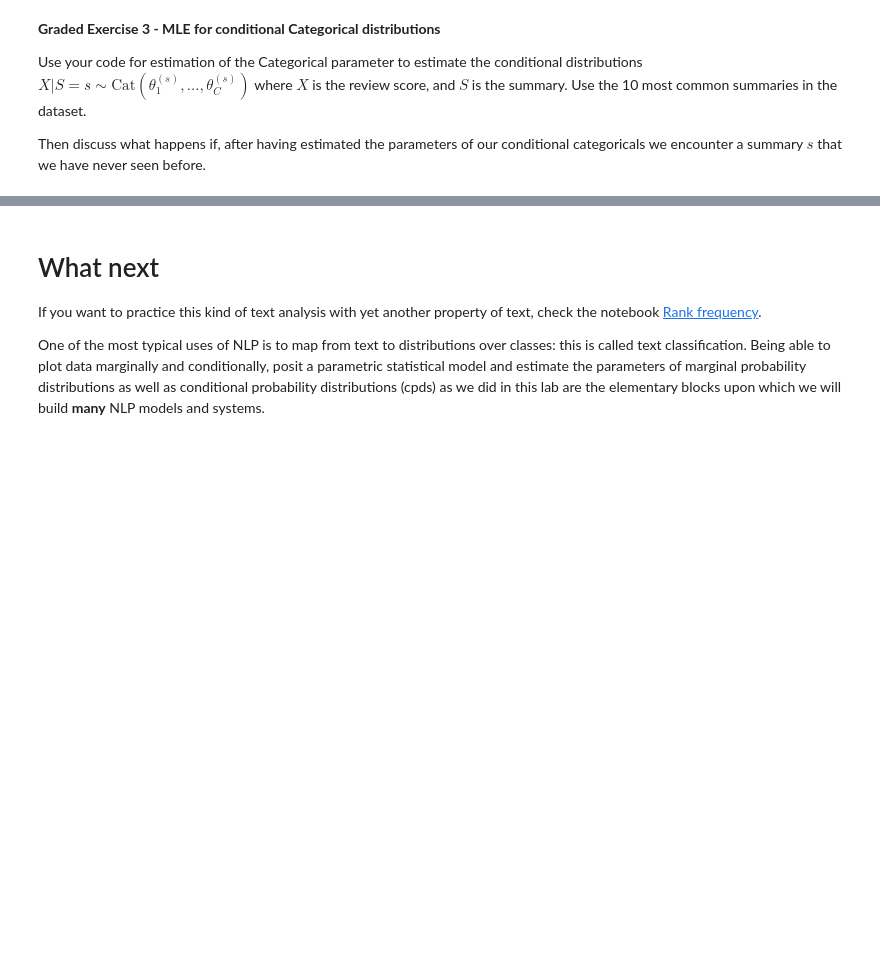
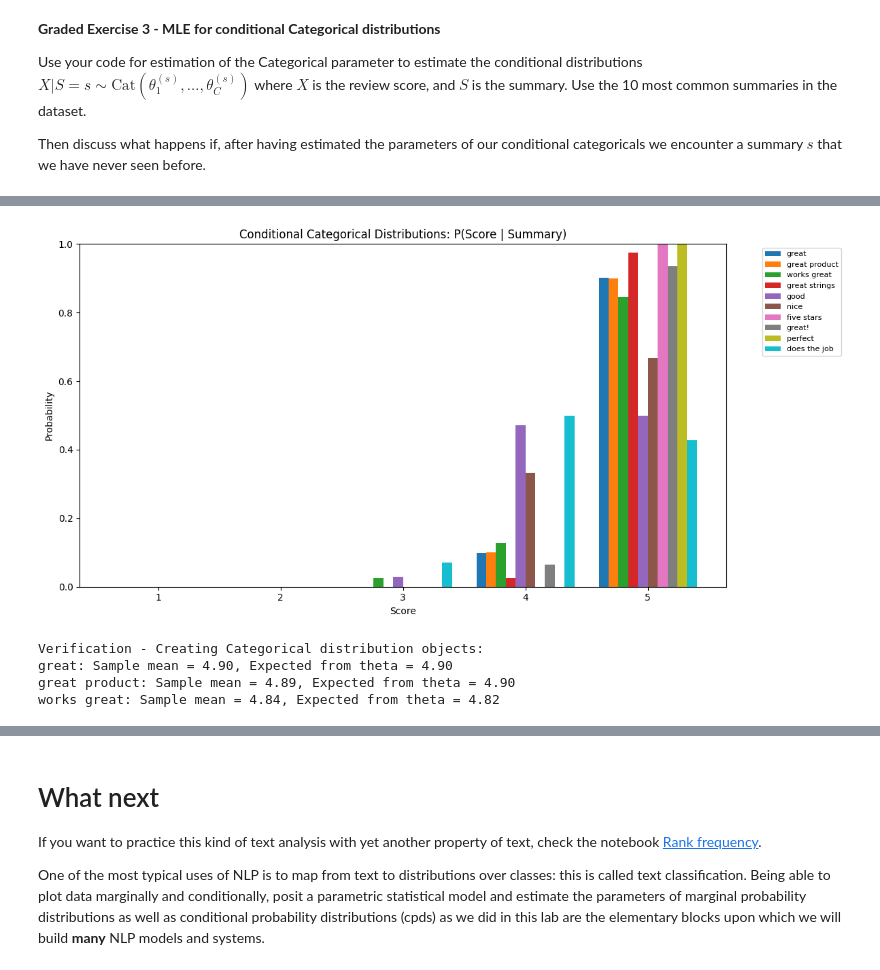
Before and after one commit to MxDiederick/NLP, a Jupyter notebook: T1.ipynb, the cells around one changed output, grey strips where cells are left out. Saved outputs shown, nothing was run; the diff lists cells and outputs as text; code cells hidden in the pictures; blank space fills up the shorter version.

```diff
--- a/T1.ipynb
+++ b/T1.ipynb
@@ -1511,0 +1648,72 @@ Then discuss what happens if, after having estimated the parameters of our condi
+# %%
+# Graded Exercise 3 - MLE for conditional Categorical distributions
+
+# Get the 10 most common summaries
+top10_summaries = summary_counter.most_common(10)
+print("Top 10 most common summaries:")
+for i, (summary, count) in enumerate(top10_summaries, 1):
+    print(f"  {i}. '{summary}' (count: {count})")
+
+# Function to compute MLE for Categorical distribution
+def mle_categorical(scores, num_categories=5):
+    """
+    Compute MLE for Categorical distribution.
+    MLE for Cat is: theta_c = count(X=c) / N
+
+    scores: array of scores (1 to num_categories)
+    num_categories: number of possible categories (default 5 for review scores 1-5)
+
+    Returns: probability vector of length num_categories
+    """
+    counts = np.array([np.sum(scores == c) for c in range(1, num_categories + 1)])
+    return counts / len(scores)
+
+# Estimate conditional Categorical distributions for each of the top 10 summaries
+conditional_dists = {}
+print("Conditional Categorical distributions P(Score | Summary):")
+print(f"{'Summary':^20} | {'P(1)':^8} | {'P(2)':^8} | {'P(3)':^8} | {'P(4)':^8} | {'P(5)':^8}")
+print("-" * 75)
+
+for summary, count in top10_summaries:
+    # Get scores for this summary
+    scores = reviews_df[reviews_df['summary'] == summary]['score'].values
+
+    # Compute MLE for Categorical
+    theta = mle_categorical(scores)
+    conditional_dists[summary] = theta
+
+    # Print the distribution
+    summary_display = "'" + summary[:18] + "'"
+    print(f"{summary_display:^20} | {theta[0]:^8.3f} | {theta[1]:^8.3f} | {theta[2]:^8.3f} | {theta[3]:^8.3f} | {theta[4]:^8.3f}")
+
+# Visualize the conditional distributions
+fig, ax = plt.subplots(figsize=(12, 6))
+
+x = np.arange(5)  # 5 score categories
+width = 0.08  # width of each bar
+colors = plt.cm.tab10(np.linspace(0, 1, 10))
+
+for i, (summary, count) in enumerate(top10_summaries):
+    theta = conditional_dists[summary]
+    offset = (i - 4.5) * width
+    bars = ax.bar(x + offset, theta, width, label=f'{summary[:15]}...' if len(summary) > 15 else summary, color=colors[i])
+
+ax.set_xlabel('Score')
+ax.set_ylabel('Probability')
+ax.set_title('Conditional Categorical Distributions: P(Score | Summary)')
+ax.set_xticks(x)
+ax.set_xticklabels(['1', '2', '3', '4', '5'])
+ax.legend(bbox_to_anchor=(1.05, 1), loc='upper left', fontsize=8)
+ax.set_ylim(0, 1)
+
+plt.tight_layout()
+plt.show()
+
+# Create Categorical objects for verification
+print("Verification - Creating Categorical distribution objects:")
+for summary in list(conditional_dists.keys())[:3]:
+    theta = conditional_dists[summary]
+    cat_dist = Categorical(theta)
+    samples = cat_dist.rvs(1000)
+    print(f'{summary}: Sample mean = {np.mean(samples):.2f}, Expected from theta = {sum((i+1)*p for i,p in enumerate(theta)):.2f}')
+# %% [output]
@@ -1511,0 +1737,5 @@ Then discuss what happens if, after having estimated the parameters of our condi
+[figure, added]
+Verification - Creating Categorical distribution objects:
+great: Sample mean = 4.90, Expected from theta = 4.90
+great product: Sample mean = 4.89, Expected from theta = 4.90
+works great: Sample mean = 4.84, Expected from theta = 4.82
```
Also changed, not shown: parts of 12 cells of this notebook.
